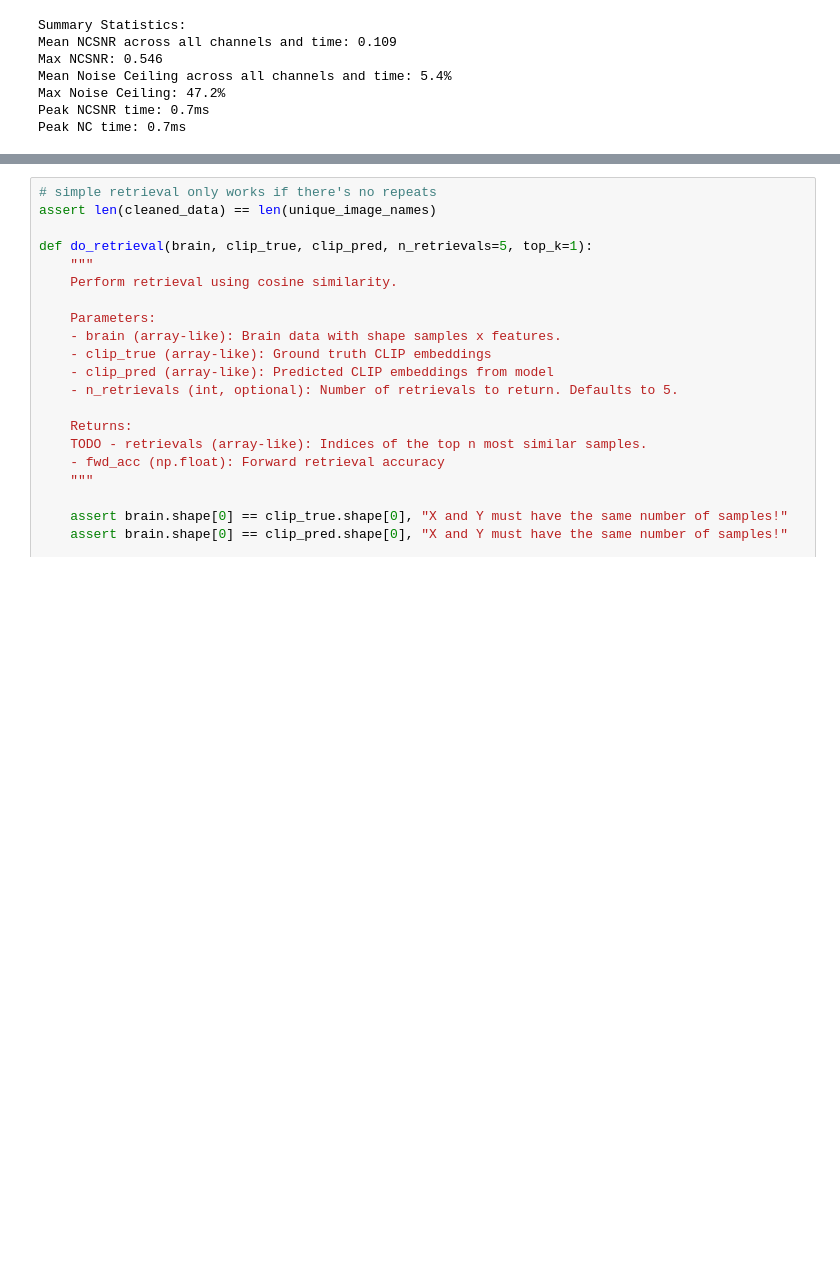
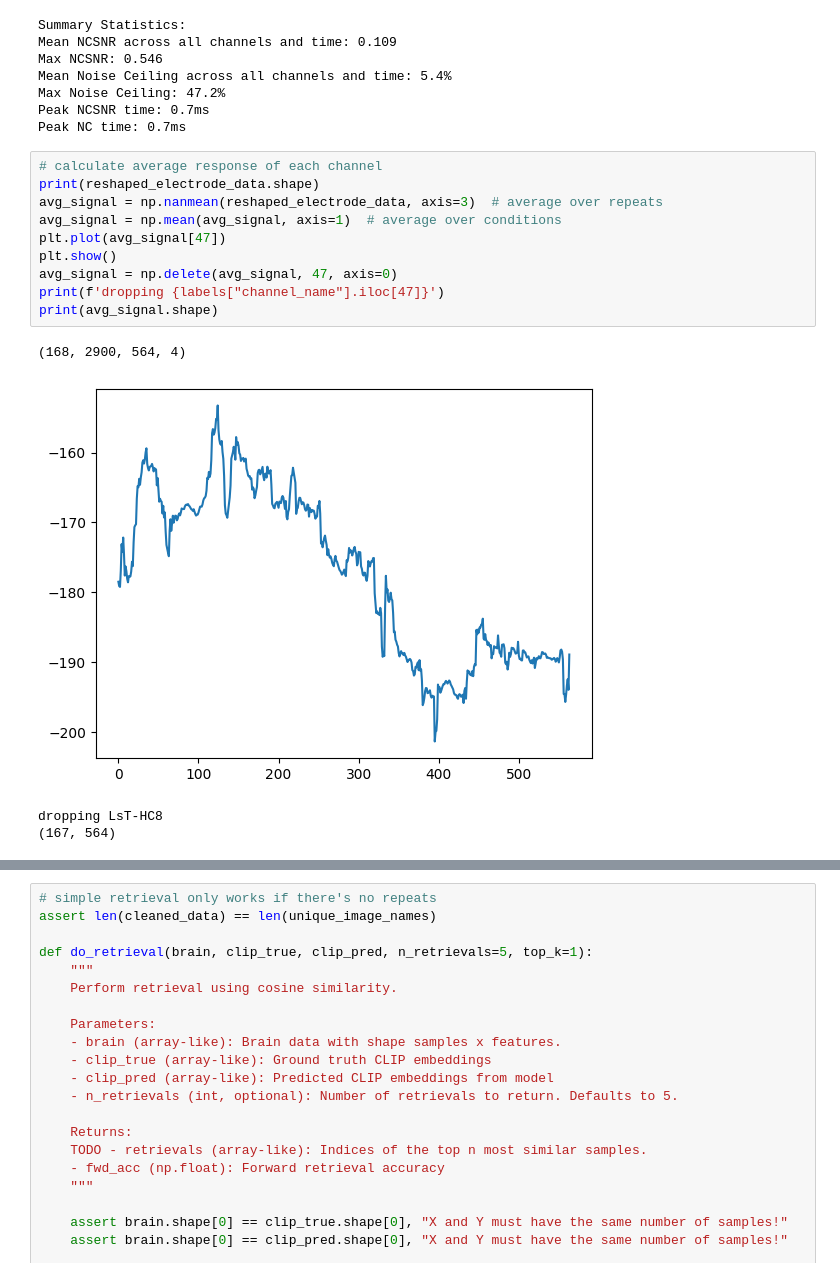
Before and after one commit to PrincetonCompMemLab/mindeye_ieeg, a Jupyter notebook: train.ipynb, the cells around one changed output, grey strips where cells are left out. Cells and saved outputs as stored; diff of their text form; blank space fills up the shorter version.

Commit message:
plot average response per electrode

```diff
--- a/train.ipynb
+++ b/train.ipynb
@@ -474,3 +474,18 @@ Mean Noise Ceiling across all channels and time: 5.4%
 Max Noise Ceiling: 47.2%
 Peak NCSNR time: 0.7ms
 Peak NC time: 0.7ms
+# %%
+# calculate average response of each channel
+print(reshaped_electrode_data.shape)
+avg_signal = np.nanmean(reshaped_electrode_data, axis=3)  # average over repeats
+avg_signal = np.mean(avg_signal, axis=1)  # average over conditions
+plt.plot(avg_signal[47])
+plt.show()
+avg_signal = np.delete(avg_signal, 47, axis=0)
+print(f'dropping {labels["channel_name"].iloc[47]}')
+print(avg_signal.shape)
+# %% [output]
+(168, 2900, 564, 4)
+[figure, added]
+dropping LsT-HC8
+(167, 564)
```
Also changed, not shown: parts of 18 cells of this notebook, 1 other file.
